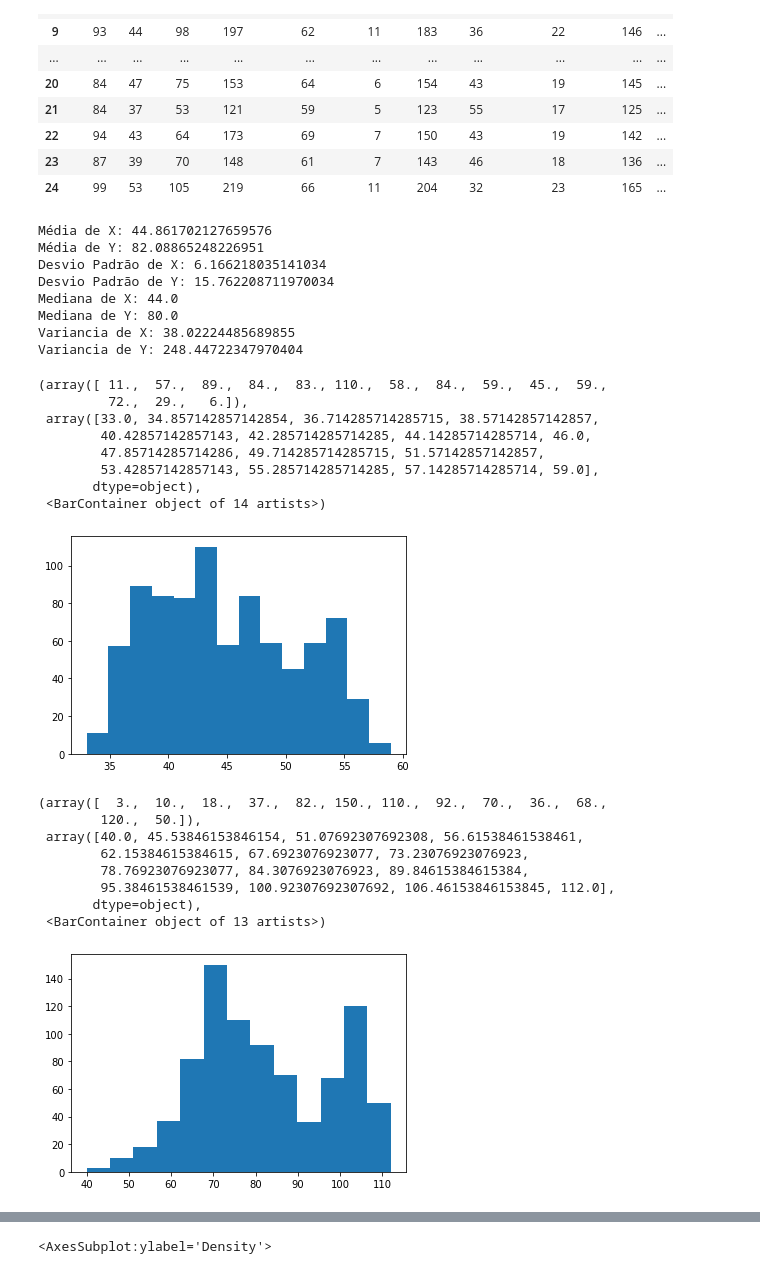
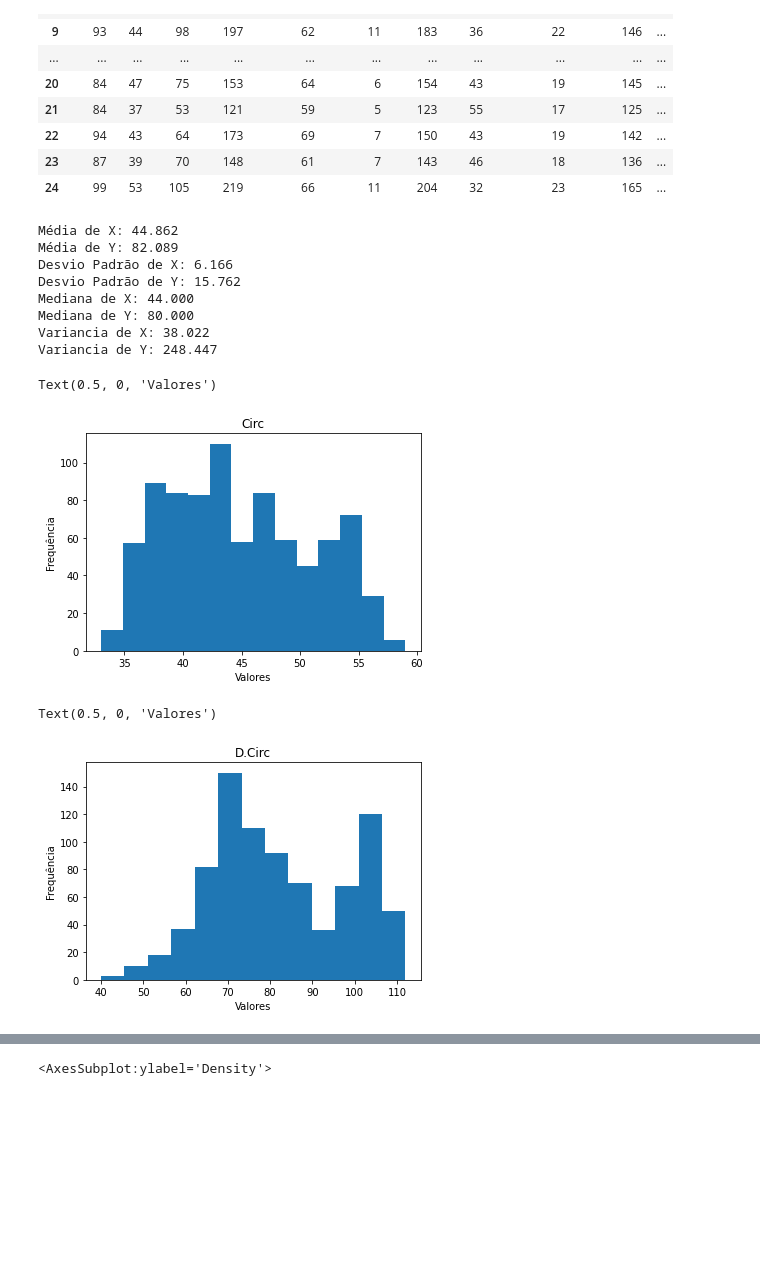
Before and after one commit to vinihsilv/Project-statistic, a Jupyter notebook: projeto.ipynb, the cells around one changed output, grey strips where cells are left out. Cells and saved outputs as stored; diff of their text form; code cells hidden in the pictures; blank space fills up the shorter version.

```diff
--- a/projeto.ipynb
+++ b/projeto.ipynb
@@ -36,48 +36,39 @@ x = data2[:,1] #Circ
 y = data2[:,2] # D.Circ
 
 
-
-print("Média de X:",np.mean(x)) #calcula a média de x
-print("Média de Y:",np.mean(y)) #calcula a média de y
-print("Desvio Padrão de X:",np.std(x))#calcula o desvio padrão de x
-print("Desvio Padrão de Y:",np.std(y))#calcula o desvio padrão de y
-print("Mediana de X:",np.median(x))# mediana x
-print("Mediana de Y:",np.median(y)) # mediana y
-print("Variancia de X:",np.var(x))
-print("Variancia de Y:", np.var(y))
+print("Média de X: %.3f" % (np.mean(x))) #calcula a média de x
+print("Média de Y: %.3f" % (np.mean(y))) #calcula a média de y
+print("Desvio Padrão de X: %.3f" % (np.std(x)))#calcula o desvio padrão de x
+print("Desvio Padrão de Y: %.3f" % (np.std(y)))#calcula o desvio padrão de y
+print("Mediana de X: %.3f" % (np.median(x)))# mediana x
+print("Mediana de Y: %.3f" % (np.median(y))) # mediana y
+print("Variancia de X: %.3f" % (np.var(x)))# variancia de x
+print("Variancia de Y: %.3f" % (np.var(y)))# variancia de y
 # %% [output]
-Média de X: 44.861702127659576
-Média de Y: 82.08865248226951
-Desvio Padrão de X: 6.166218035141034
-Desvio Padrão de Y: 15.762208711970034
-Mediana de X: 44.0
-Mediana de Y: 80.0
-Variancia de X: 38.02224485689855
-Variancia de Y: 248.44722347970404
+Média de X: 44.862
+Média de Y: 82.089
+Desvio Padrão de X: 6.166
+Desvio Padrão de Y: 15.762
+Mediana de X: 44.000
+Mediana de Y: 80.000
+Variancia de X: 38.022
+Variancia de Y: 248.447
 # %%
 plt.hist(x, bins = 'auto')
+plt.title('Circ')
+plt.ylabel('Frequência')
+plt.xlabel('Valores')
 # %% [output]
-(array([ 11.,  57.,  89.,  84.,  83., 110.,  58.,  84.,  59.,  45.,  59.,
-         72.,  29.,   6.]),
- array([33.0, 34.857142857142854, 36.714285714285715, 38.57142857142857,
-        40.42857142857143, 42.285714285714285, 44.14285714285714, 46.0,
-        47.85714285714286, 49.714285714285715, 51.57142857142857,
-        53.42857142857143, 55.285714285714285, 57.14285714285714, 59.0],
-       dtype=object),
- <BarContainer object of 14 artists>)
+Text(0.5, 0, 'Valores')
-[figure, old version]
+[figure, new version]
 # %%
 plt.hist(y, bins= 'auto')
+plt.title('D.Circ')
+plt.ylabel('Frequência')
+plt.xlabel('Valores')
 # %% [output]
-(array([  3.,  10.,  18.,  37.,  82., 150., 110.,  92.,  70.,  36.,  68.,
-        120.,  50.]),
- array([40.0, 45.53846153846154, 51.07692307692308, 56.61538461538461,
-        62.15384615384615, 67.6923076923077, 73.23076923076923,
-        78.76923076923077, 84.3076923076923, 89.84615384615384,
-        95.38461538461539, 100.92307692307692, 106.46153846153845, 112.0],
-       dtype=object),
- <BarContainer object of 13 artists>)
+Text(0.5, 0, 'Valores')
-[figure, old version]
+[figure, new version]
 # %%
 
 ax = sns.boxplot(x)
```
Also changed, not shown: parts of 4 cells of this notebook.
